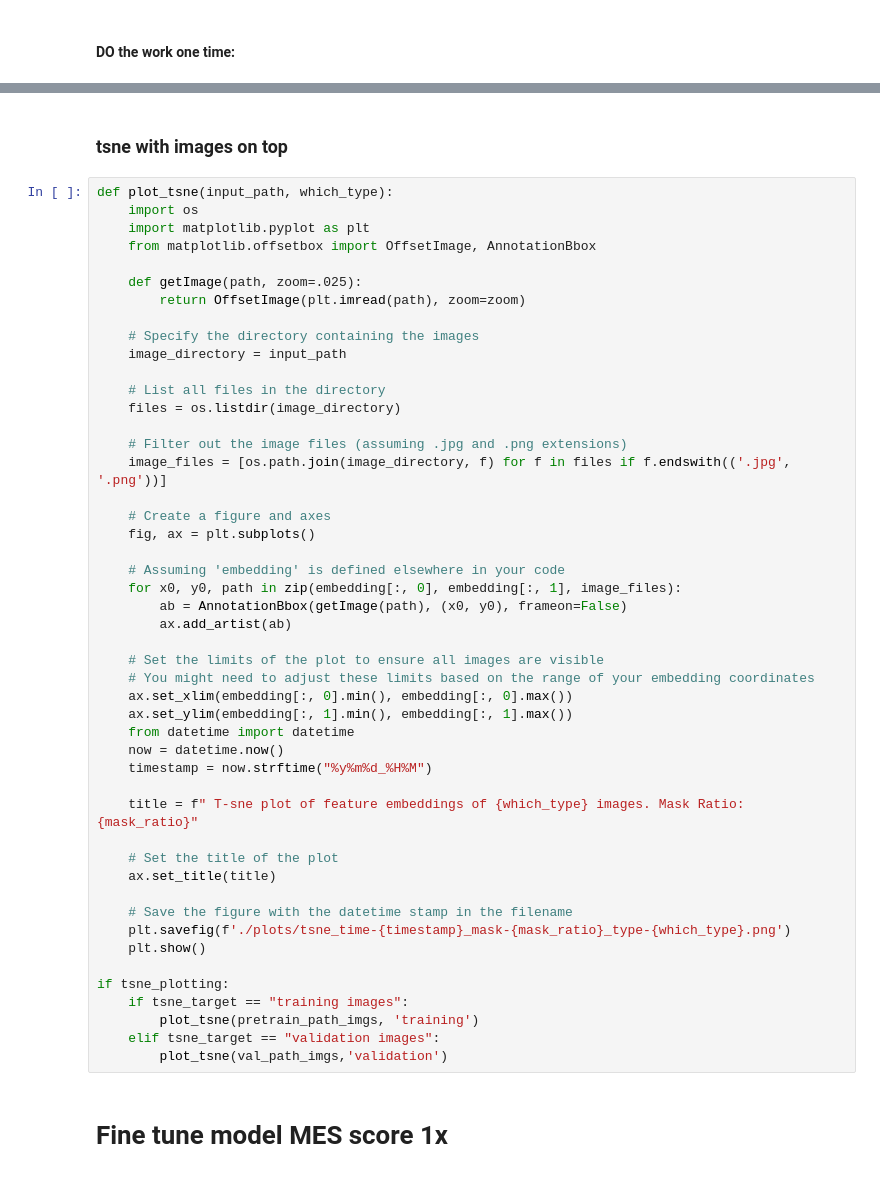
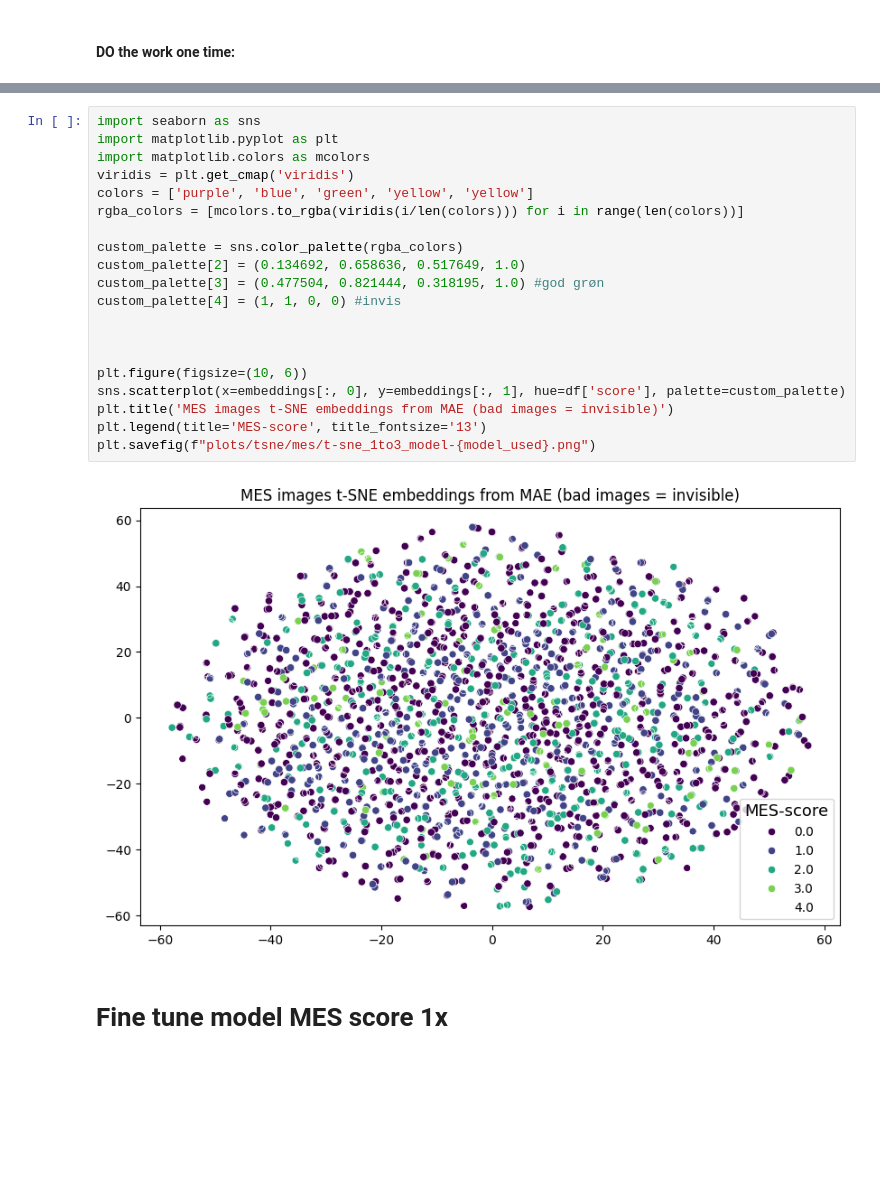
Before and after one commit to alexandermittet/BA, a Jupyter notebook: w_notebook7_auto_3_shot.ipynb, the cells around one changed output, grey strips where cells are left out. Cells and saved outputs as stored; diff of their text form; blank space fills up the shorter version.

```diff
--- a/w_notebook7_auto_3_shot.ipynb
+++ b/w_notebook7_auto_3_shot.ipynb
@@ -624,53 +544,25 @@ plt.savefig(f"plots/tsne/mes/t-sne_all.png")
-# %% [markdown]
-### tsne with images on top
-# %%
-def plot_tsne(input_path, which_type):
-    import os
-    import matplotlib.pyplot as plt
-    from matplotlib.offsetbox import OffsetImage, AnnotationBbox
-
-    def getImage(path, zoom=.025):
-        return OffsetImage(plt.imread(path), zoom=zoom)
-
-    # Specify the directory containing the images
-    image_directory = input_path
-
-    # List all files in the directory
-    files = os.listdir(image_directory)
-
-    # Filter out the image files (assuming .jpg and .png extensions)
-    image_files = [os.path.join(image_directory, f) for f in files if f.endswith(('.jpg', '.png'))]
-
-    # Create a figure and axes
-    fig, ax = plt.subplots()
-
-    # Assuming 'embedding' is defined elsewhere in your code
-    for x0, y0, path in zip(embedding[:, 0], embedding[:, 1], image_files):
-        ab = AnnotationBbox(getImage(path), (x0, y0), frameon=False)
-        ax.add_artist(ab)
-
-    # Set the limits of the plot to ensure all images are visible
-    # You might need to adjust these limits based on the range of your embedding coordinates
-    ax.set_xlim(embedding[:, 0].min(), embedding[:, 0].max())
-    ax.set_ylim(embedding[:, 1].min(), embedding[:, 1].max())
-    from datetime import datetime
-    now = datetime.now()
-    timestamp = now.strftime("%y%m%d_%H%M")
-
-    title = f" T-sne plot of feature embeddings of {which_type} images. Mask Ratio: {mask_ratio}"
-
-    # Set the title of the plot
-    ax.set_title(title)
-
-    # Save the figure with the datetime stamp in the filename
-    plt.savefig(f'./plots/tsne_time-{timestamp}_mask-{mask_ratio}_type-{which_type}.png')
-    plt.show()
-
-if tsne_plotting:
-    if tsne_target == "training images":
-        plot_tsne(pretrain_path_imgs, 'training')
-    elif tsne_target == "validation images":
-        plot_tsne(val_path_imgs,'validation')
+# %%
+import seaborn as sns
+import matplotlib.pyplot as plt
+import matplotlib.colors as mcolors
+viridis = plt.get_cmap('viridis')
+colors = ['purple', 'blue', 'green', 'yellow', 'yellow']
+rgba_colors = [mcolors.to_rgba(viridis(i/len(colors))) for i in range(len(colors))]
+
+custom_palette = sns.color_palette(rgba_colors)
+custom_palette[2] = (0.134692, 0.658636, 0.517649, 1.0)
+custom_palette[3] = (0.477504, 0.821444, 0.318195, 1.0) #god grøn
+custom_palette[4] = (1, 1, 0, 0) #invis
+
+
+
+plt.figure(figsize=(10, 6))
+sns.scatterplot(x=embeddings[:, 0], y=embeddings[:, 1], hue=df['score'], palette=custom_palette)
+plt.title('MES images t-SNE embeddings from MAE (bad images = invisible)')
+plt.legend(title='MES-score', title_fontsize='13')
+plt.savefig(f"plots/tsne/mes/t-sne_1to3_model-{model_used}.png")
+# %% [output]
+[figure, added]
 # %% [markdown]
 # Fine tune model MES score 1x
 # %%
```
Also changed, not shown: parts of 14 cells of this notebook.
